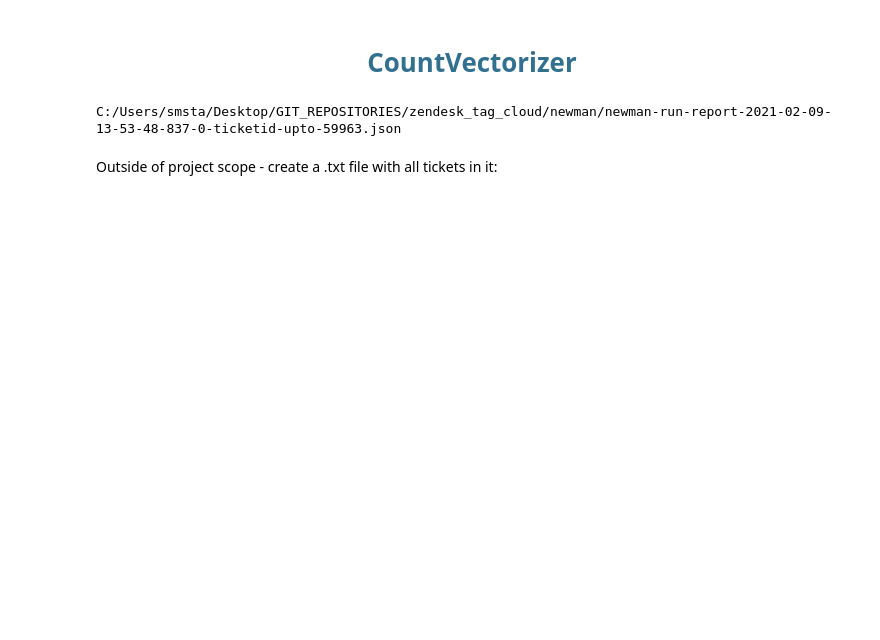
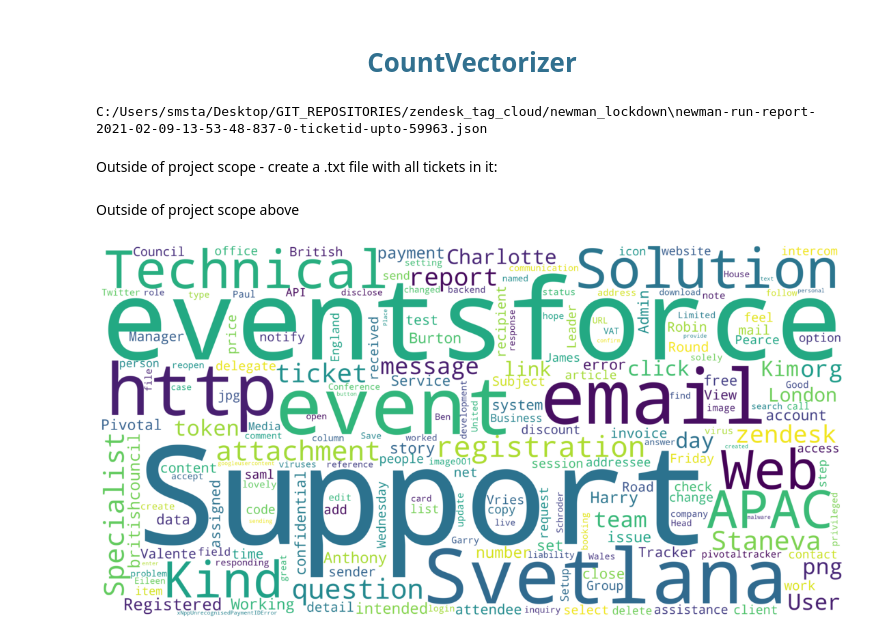
Before and after one commit to smstaneva/zendesk_tag_cloud, a Jupyter notebook: word_cloud_lockdown.ipynb, the cells around one changed output. Saved outputs shown, nothing was run; the diff lists cells and outputs as text; code cells hidden in the pictures; blank space fills up the shorter version.

```diff
--- a/word_cloud_lockdown.ipynb
+++ b/word_cloud_lockdown.ipynb
@@ -3,11 +3,11 @@
 # %%
 import glob
 # %%
-file_list = glob.glob('C:/Users/smsta/Desktop/GIT_REPOSITORIES/zendesk_tag_cloud/newman/newman-run-report-2021-02-09-13-53-48-837-0-ticketid-upto-59963.json')
+file_list = glob.glob('C:/Users/smsta/Desktop/GIT_REPOSITORIES/zendesk_tag_cloud/newman_lockdown/*.json')
 for filename in file_list:
     print(filename)
 # %% [output]
-C:/Users/smsta/Desktop/GIT_REPOSITORIES/zendesk_tag_cloud/newman/newman-run-report-2021-02-09-13-53-48-837-0-ticketid-upto-59963.json
+C:/Users/smsta/Desktop/GIT_REPOSITORIES/zendesk_tag_cloud/newman_lockdown\newman-run-report-2021-02-09-13-53-48-837-0-ticketid-upto-59963.json
 # %%
 import ijson
 def parse_json(json_filename):
@@ -65,3 +69,32 @@ def create_tickets_all_txt_file():
                 filehandle.write('%s\n\n' % listitem)
 # %%
 create_tickets_all_txt_file()
+# %% [markdown]
+Outside of project scope above
+# %%
+import json
+def extract_all():
+        final_list =[]
+        for filename in file_list:
+               with open(filename, 'r', encoding="utf8") as file:
+                   output_json = json.load(file)
+                   for (k, v) in output_json.items():
+                    if k == "run":
+                        executions_values = v["executions"]
+                        for ticket in executions_values:
+                            single_ticket = ticket
+                            for (k1, v1) in single_ticket.items():
+                                if k1 == "assertions":
+                                    for elem in v1:
+                                        for (k2, v2) in elem.items():
+                                            if k2 == 'assertion':
+                                                res2 = json.loads(v2)
+                                                for (k3, v3) in res2.items():
+                                                    if k3 == 'comments':
+                                                           for elem1 in v3:
+                                                                for (k4, v4) in elem1.items():
+                                                                    if k4 == 'body':
+                                                                        final_list.append(v4)
+        return(final_list)
+# %%
+output = extract_all()
@@ -67,0 +107,17 @@ create_tickets_all_txt_file()
+# %%
+stopwords = set(STOPWORDS)
+cloud = WordCloud(stopwords=custom_stopwords,
+                      background_color="white",
+                      width = 4000,
+                      height = 2000,
+                      max_words=200,
+                      collocations = False,
+                      min_word_length = 3
+                         ).generate(' '.join(output))
+
+plt.figure( figsize=(20,10) )
+plt.imshow(wordcloud, interpolation='bilinear')
+plt.axis("off")
+plt.show()
+# %% [output]
+[figure, added]
```
Also changed, not shown: parts of 3 cells of this notebook.
